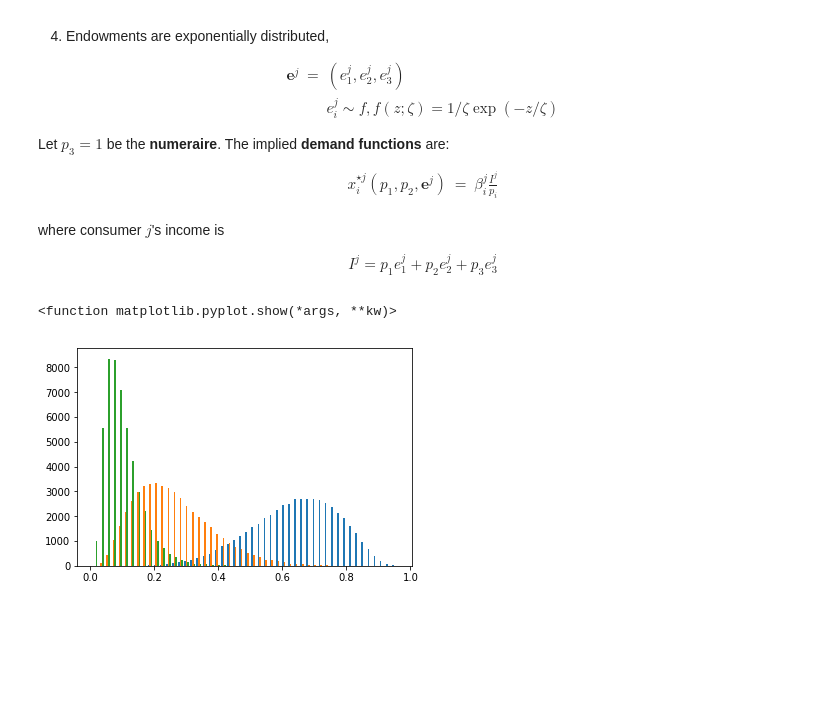
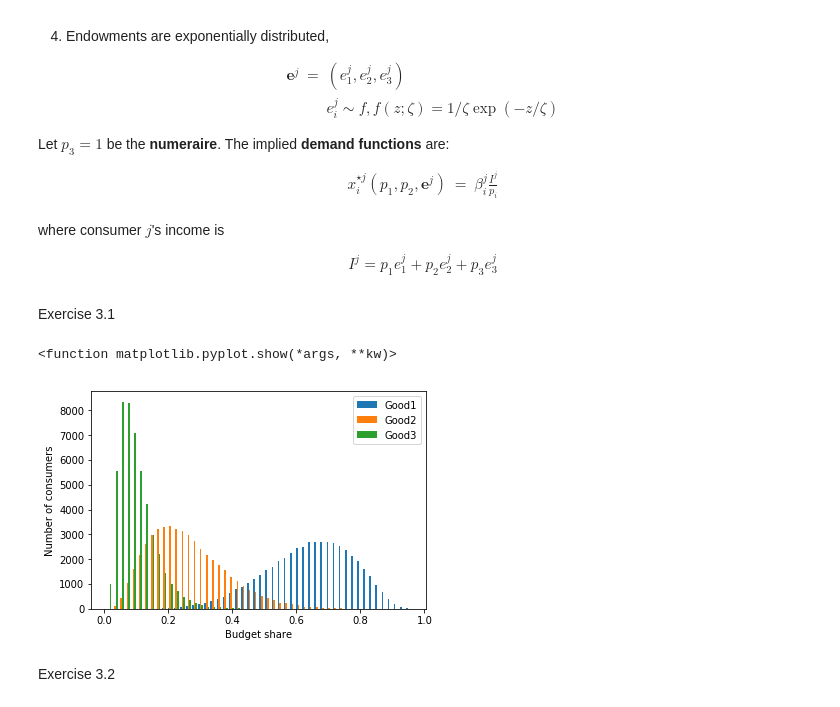
Before and after one commit to NumEconCopenhagen/projects-2019-al, a Jupyter notebook: examproject/Manon.ipynb, the cells around one changed output. Cells and saved outputs as stored; diff of their text form; code cells hidden in the pictures; blank space fills up the shorter version.

```diff
--- a/examproject/Manon.ipynb
+++ b/examproject/Manon.ipynb
@@ -199,16 +199,19 @@ betas = alphas/np.reshape(np.sum(alphas,axis=1),(N,1))
 e1 = np.random.exponential(zeta,size=N)
 e2 = np.random.exponential(zeta,size=N)
 e3 = np.random.exponential(zeta,size=N)
-# %%
-fig, axes = plt.subplots
-ax0, ax1, ax2 = axes.flatten()
-
-ax0.hist(betas, bins = 50, label= 'good1'
-plt.hist(betas, bins = 50, label= ["Good1", "Good2", "Good3"])
-plt.show
-# %% [output]
-<function matplotlib.pyplot.show(*args, **kw)>
-[figure, removed]
+# %% [markdown]
+Exercise 3.1
+# %%
+plt.hist(betas, bins = 50, label= ("Good1", 'Good2', 'Good3'))
+plt.legend()
+plt.xlabel('Budget share')
+plt.ylabel('Number of consumers')
+plt.show
+# %% [output]
+<function matplotlib.pyplot.show(*args, **kw)>
+[figure, added]
+# %% [markdown]
+Exercise 3.2
 # %%
 #demand functions
 
```
